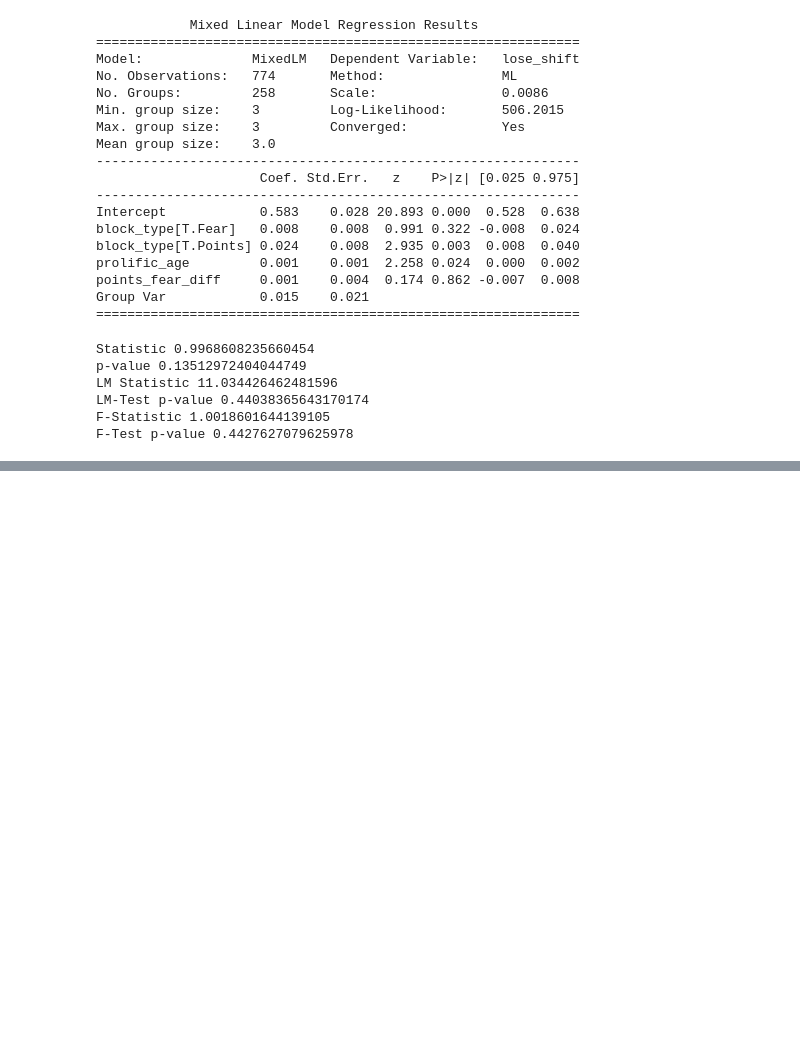
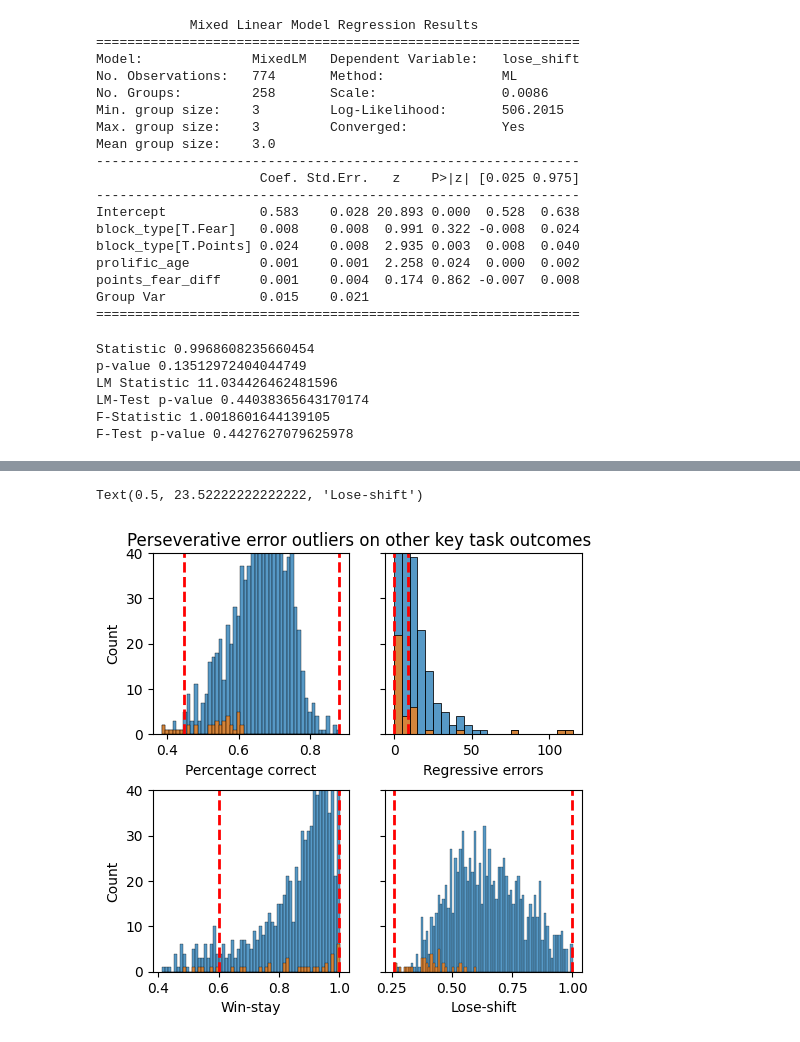
Before and after one commit to emilybagley/disgust_reversal_learning-stage2, a Jupyter notebook: model_agnostic_analyses/3_exploratory_analyses.ipynb, the cells around one changed output, grey strips where cells are left out. Saved outputs shown, nothing was run; the diff lists cells and outputs as text; code cells hidden in the pictures; blank space fills up the shorter version.

```diff
--- a/model_agnostic_analyses/3_exploratory_analyses.ipynb
+++ b/model_agnostic_analyses/3_exploratory_analyses.ipynb
@@ -476,0 +528,77 @@ F-Test p-value 0.4427627079625978
+# %%
+#plot where these outliers fall on other key task outcomes
+fig, axes = plt.subplots(2,2, sharey=True)
+fig.tight_layout(pad=1.75)
+fig.set_size_inches(5, 5)
+title="Perseverative error outliers on other key task outcomes"
+plt.suptitle(title, fontsize=12)
+plt.ylim(0,40)
+## this is because there are 37 outliers
+# #and we want to be able to see clearly where they lie in the distribution
+
+#percentage coorrect
+Q1 = task_summary['percentage_correct'].quantile(0.25)
+Q3 = task_summary['percentage_correct'].quantile(0.75)
+IQR = Q3 - Q1
+lower_bound = Q1- 1.5 *  IQR
+upper_bound = Q3 + 1.5 *  IQR
+bin_width=0.01
+bins=np.arange(min(task_summary.percentage_correct), max(task_summary.percentage_correct) + bin_width, bin_width)
+sns.histplot(data=task_summary, x="percentage_correct", bins=bins, ax=axes[0,0])
+sns.histplot(data=outliers, x="percentage_correct", bins=bins, ax=axes[0,0])
+axes[0,0].axvline(lower_bound, color='red', linestyle='dashed', linewidth=2, label='Lower Bound')
+axes[0,0].axvline(upper_bound, color='red', linestyle='dashed', linewidth=2, label='Upper Bound')
+axes[0,0].set_xlabel('Percentage correct')
+
+#regressive error
+Q1 = task_summary['mean_regressive_er'].quantile(0.25)
+Q3 = task_summary['mean_regressive_er'].quantile(0.75)
+IQR = Q3 - Q1
+lower_bound = Q1- 1.5 *  IQR
+upper_bound = Q3 + 1.5 *  IQR
+if lower_bound < min(task_summary.mean_regressive_er):
+    lower_bound = min(task_summary.mean_regressive_er)
+bin_width=5
+bins=np.arange(min(task_summary.mean_regressive_er), max(task_summary.mean_regressive_er) + bin_width, bin_width)
+sns.histplot(data=task_summary, x="mean_regressive_er", bins=bins, ax=axes[0,1])
+sns.histplot(data=outliers, x="mean_regressive_er", bins=bins, ax=axes[0,1])
+axes[0,1].axvline(lower_bound, color='red', linestyle='dashed', linewidth=2, label='Lower Bound')
+axes[0,1].axvline(upper_bound, color='red', linestyle='dashed', linewidth=2, label='Upper Bound')
+axes[0,1].set_xlabel('Regressive errors')
+
+#win-stay
+Q1 = task_summary['win_stay'].quantile(0.25)
+Q3 = task_summary['win_stay'].quantile(0.75)
+IQR = Q3 - Q1
+lower_bound = Q1- 1.5 *  IQR
+upper_bound = Q3 + 1.5 *  IQR
+if upper_bound > max(task_summary.win_stay):
+    upper_bound = max(task_summary.win_stay)
+bin_width=0.01
+bins=np.arange(min(task_summary.win_stay), max(task_summary.win_stay) + bin_width, bin_width)
+sns.histplot(data=task_summary, x="win_stay", bins=bins, ax=axes[1,0])
+sns.histplot(data=outliers, x="win_stay", bins=bins, ax=axes[1,0])
+axes[1,0].axvline(lower_bound, color='red', linestyle='dashed', linewidth=2, label='Lower Bound')
+axes[1,0].axvline(upper_bound, color='red', linestyle='dashed', linewidth=2, label='Upper Bound')
+axes[1,0].set_xlabel('Win-stay')
+
+#lose-shift
+Q1 = task_summary['lose_shift'].quantile(0.25)
+Q3 = task_summary['lose_shift'].quantile(0.75)
+IQR = Q3 - Q1
+lower_bound = Q1- 1.5 *  IQR
+upper_bound = Q3 + 1.5 *  IQR
+if upper_bound > max(task_summary.lose_shift):
+    upper_bound = max(task_summary.lose_shift)
+if lower_bound < min(task_summary.lose_shift):
+    lower_bound = min(task_summary.lose_shift)
+bin_width=0.01
+bins=np.arange(min(task_summary.lose_shift), max(task_summary.lose_shift) + bin_width, bin_width)
+sns.histplot(data=task_summary, x="lose_shift", bins=bins, ax=axes[1,1])
+sns.histplot(data=outliers, x="lose_shift", bins=bins, ax=axes[1,1])
+axes[1,1].axvline(lower_bound, color='red', linestyle='dashed', linewidth=2, label='Lower Bound')
+axes[1,1].axvline(upper_bound, color='red', linestyle='dashed', linewidth=2, label='Upper Bound')
+axes[1,1].set_xlabel('Lose-shift')
+# %% [output]
+Text(0.5, 23.52222222222222, 'Lose-shift')
+[figure, added]
```
Also changed, not shown: parts of 50 cells of this notebook, 9 other files.
